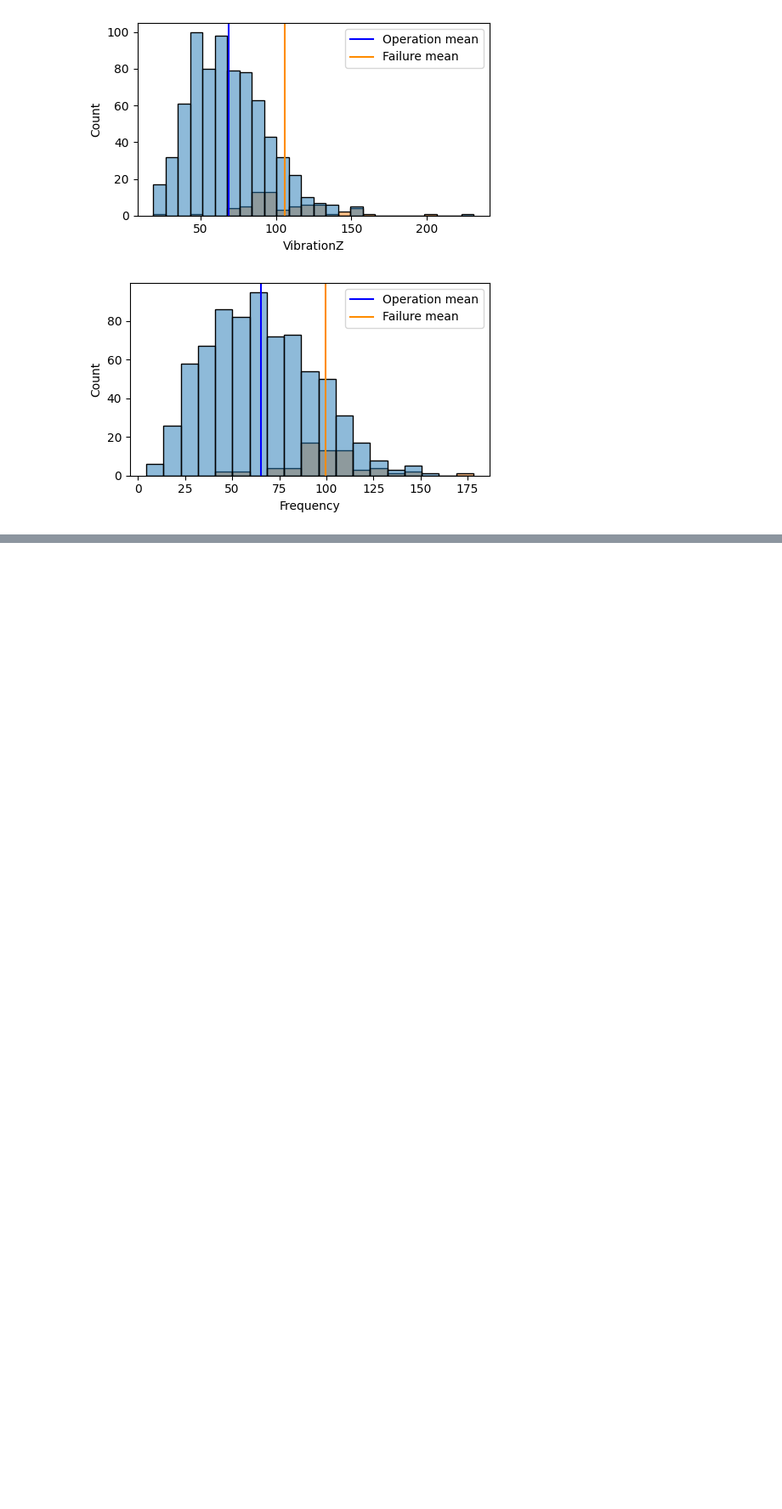
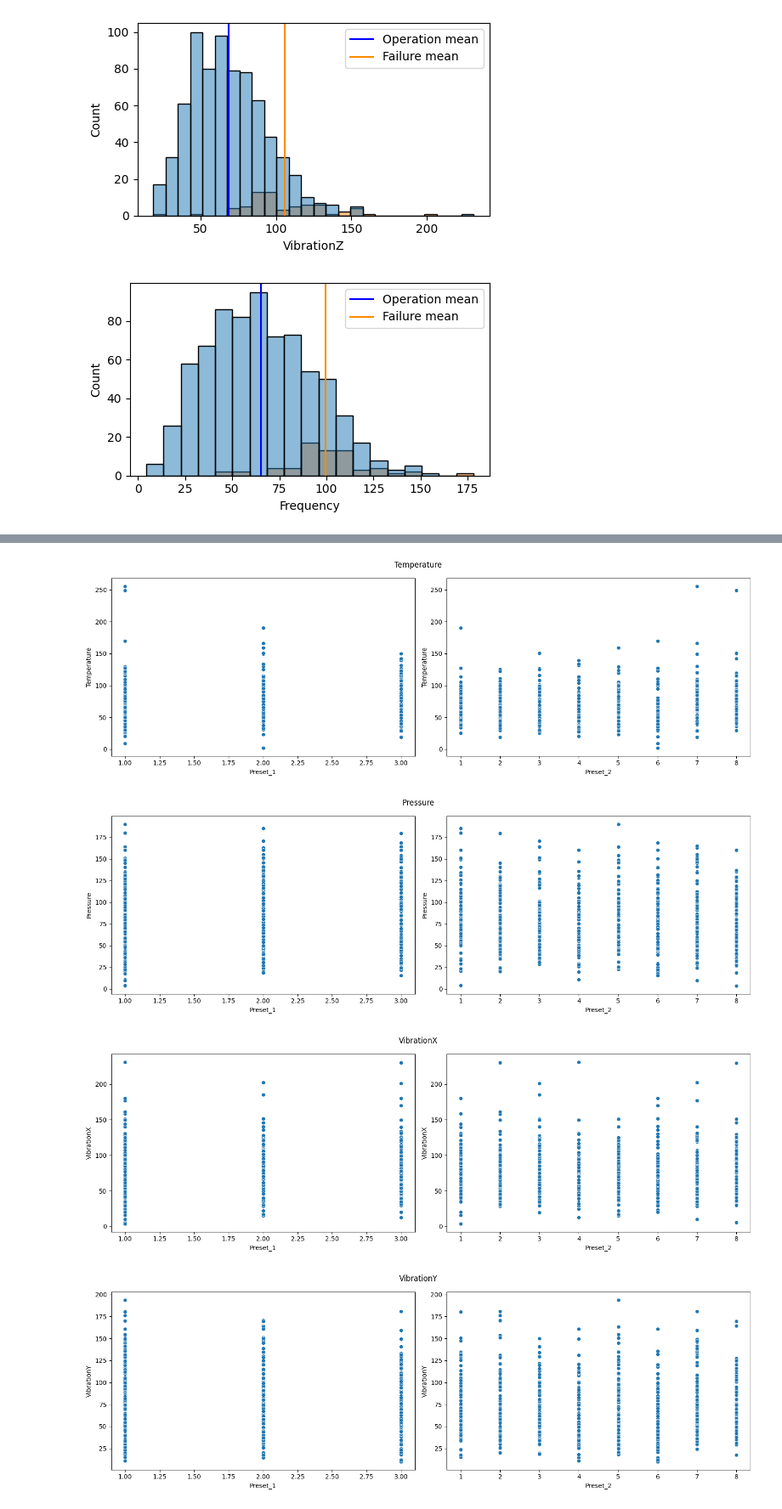
Before and after one commit to daniel64bit/failure-detection, a Jupyter notebook: notebooks/01_eda.ipynb, the cells around one changed output, grey strips where cells are left out. Shown: that part at 85% size. Cells and saved outputs as stored; diff of their text form; code cells hidden in the pictures; blank space fills up the shorter version.

```diff
--- a/notebooks/01_eda.ipynb
+++ b/notebooks/01_eda.ipynb
@@ -155,0 +257,29 @@ for feature in features:
+# %%
+for variable in features:
+    fig, ax = plt.subplots(nrows=1, ncols=2)
+
+    fig.set_figwidth(15)
+    fig.set_figheight(5)
+
+    sns.scatterplot(
+        data=df_oge,
+        x="Preset_1",
+        y=variable,
+        ax=ax[0]
+    )
+
+    sns.scatterplot(
+        data=df_oge,
+        x="Preset_2",
+        y=variable,
+        ax=ax[1]
+    )
+
+    plt.suptitle(variable)
+    plt.tight_layout()
+    plt.show()
+# %% [output]
+[figure, added]
+[figure, added]
+[figure, added]
+[figure, added]
```
Also changed, not shown: parts of 21 cells of this notebook.
